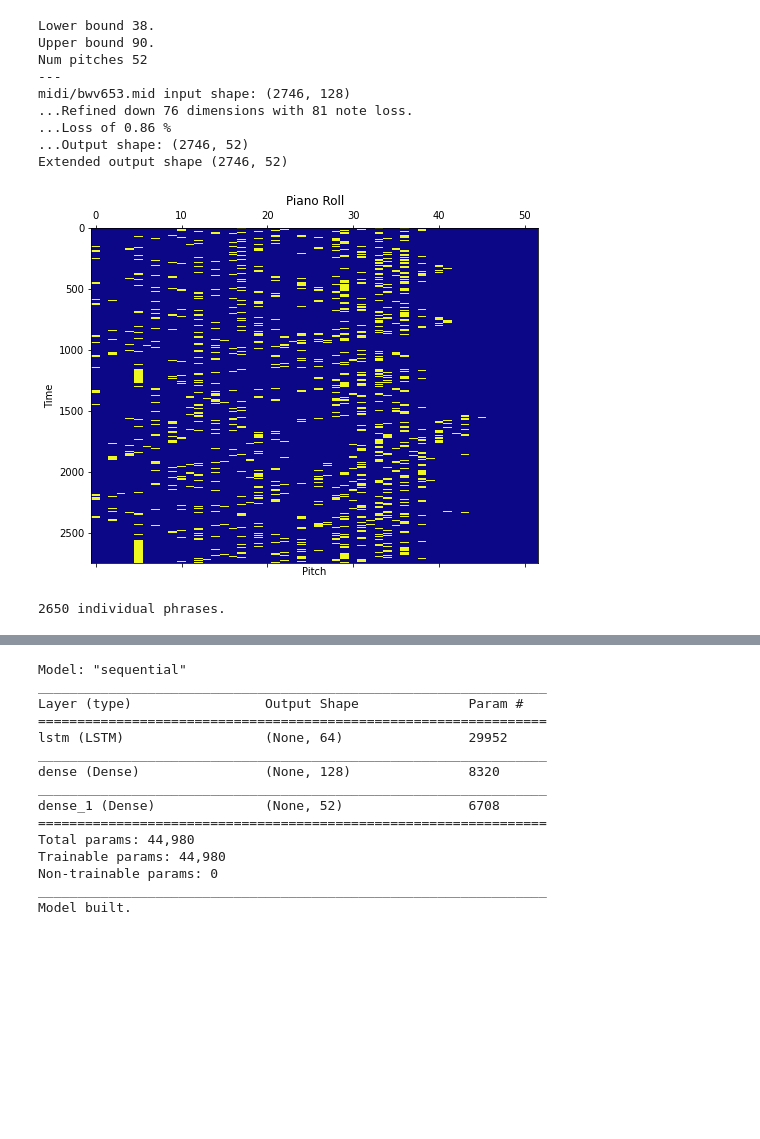
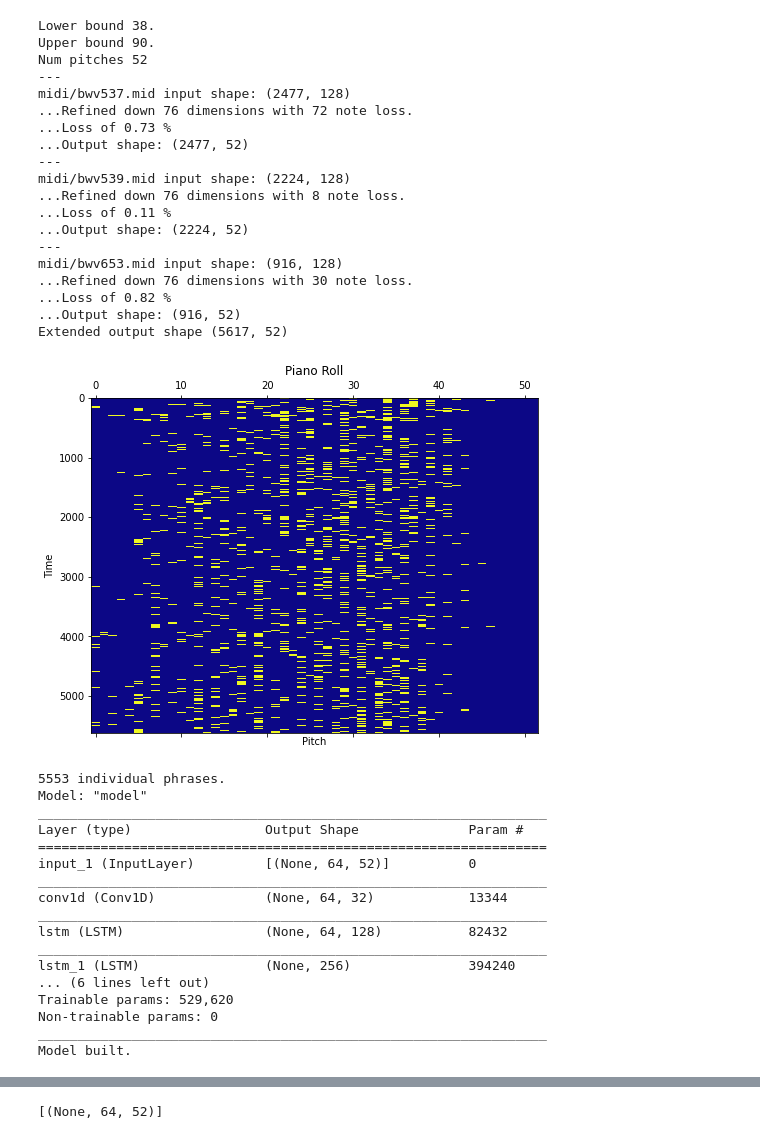
Before and after one commit to gyndlf/Mused, a Jupyter notebook: musical-gru.ipynb, the cells around one changed output, grey strips where cells are left out. Saved outputs shown, nothing was run; the diff lists cells and outputs as text; code cells hidden in the pictures; blank space fills up the shorter version.

Commit message:
v15 conv1d model w lstm

```diff
--- a/musical-gru.ipynb
+++ b/musical-gru.ipynb
@@ -5,9 +5,9 @@
 
 # Note: Use "source activate tensorflow2_p36" on Ec2
 
-beat_resolution = 12 # Standard of 24 for full 34 and 44 representation.
+beat_resolution = 4 # Standard of 24 for full 34 and 44 representation.
                     # Dont go below 8 otherwise risk distortion. 12 is a safe spot to end up
-lookback = beat_resolution * 4 * 2  # Approx 2 bars
+lookback = beat_resolution * 4 * 4  # Approx 2 bars
 step = 1  # Skip through it a bit
 num_pitches = 52  # Must be even cause odd numbers suck
 
@@ -24,33 +24,59 @@ import IPython  # For the magic lines
 # %%
 log_dir = "logs/" + datetime.datetime.now().strftime("%Y%m%d-%H%M%S")
 
 music = functions.Midi(num_pitches, beat_resolution=beat_resolution)
 music.load_midi(['midi/bwv537.mid', 'midi/bwv539.mid', 'midi/bwv653.mid'])
 music.display()
 
 x, y = music.vectorise(lookback, step=1)
 tempo = music.tempo
 
-gru = train.Gru("lstm-v14")
+gru = train.Gru("lstm-v15")
 gru.build(lookback, num_pitches, loss="binary_crossentropy")
 
 callbacks = [
     tf.keras.callbacks.EarlyStopping(patience=3, restore_best_weights=False, monitor="loss"),  # Stop early if training is only going ok
     train.GenerateMusic(music.roll, gen_every=3, temp=0.7),  # Generate some music
     tf.keras.callbacks.ModelCheckpoint(gru.model_dir + gru.name + ".h5",
                                        save_best_only=True, monitor="loss"),
     tf.keras.callbacks.ProgbarLogger(),
     tf.keras.callbacks.TensorBoard(log_dir=log_dir, histogram_freq=1)
 ]
 # %% [output]
 Lower bound 38.
 Upper bound 90.
 Num pitches 52
 ---
-midi/bwv653.mid input shape: (2746, 128)
-...Refined down 76 dimensions with 81 note loss.
-...Loss of 0.86 %
-...Output shape: (2746, 52)
-Extended output shape (2746, 52)
+midi/bwv537.mid input shape: (2477, 128)
+...Refined down 76 dimensions with 72 note loss.
+...Loss of 0.73 %
+...Output shape: (2477, 52)
+---
+midi/bwv539.mid input shape: (2224, 128)
+...Refined down 76 dimensions with 8 note loss.
+...Loss of 0.11 %
+...Output shape: (2224, 52)
+---
+midi/bwv653.mid input shape: (916, 128)
+...Refined down 76 dimensions with 30 note loss.
+...Loss of 0.82 %
+...Output shape: (916, 52)
+Extended output shape (5617, 52)
-[figure, old version]
+[figure, new version]
-2650 individual phrases.
+5553 individual phrases.
+Model: "model"
+_________________________________________________________________
+Layer (type)                 Output Shape              Param #
+=================================================================
+input_1 (InputLayer)         [(None, 64, 52)]          0
+_________________________________________________________________
+conv1d (Conv1D)              (None, 64, 32)            13344
+_________________________________________________________________
+lstm (LSTM)                  (None, 64, 128)           82432
+_________________________________________________________________
+lstm_1 (LSTM)                (None, 256)               394240
+... (6 lines left out)
+Trainable params: 529,620
+Non-trainable params: 0
+_________________________________________________________________
+Model built.
@@ -59,17 +83,6 @@ To enable them in other operations, rebuild TensorFlow with the appropriate comp
-Model: "sequential"
-_________________________________________________________________
-Layer (type)                 Output Shape              Param #
-=================================================================
-lstm (LSTM)                  (None, 64)                29952
-_________________________________________________________________
-dense (Dense)                (None, 128)               8320
-_________________________________________________________________
-dense_1 (Dense)              (None, 52)                6708
-=================================================================
-Total params: 44,980
-Trainable params: 44,980
-Non-trainable params: 0
-_________________________________________________________________
-Model built.
+# %%
+gru.model.layers[0].input_shape
+# %% [output]
+[(None, 64, 52)]
 # %%
 historys = gru.train(x, y, 10, callbacks, batch_size=256)
```
Also changed, not shown: parts of 3 cells of this notebook, 3 other files.
